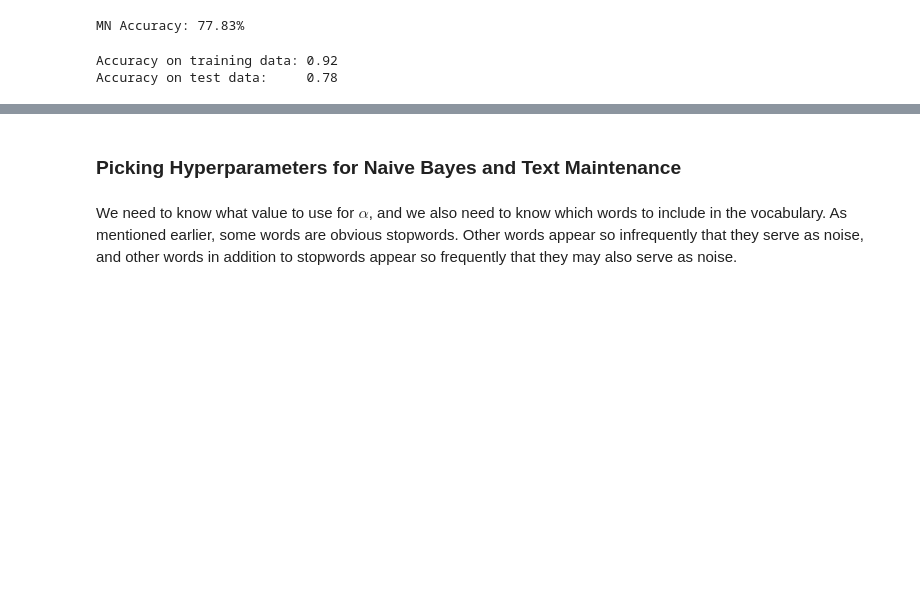
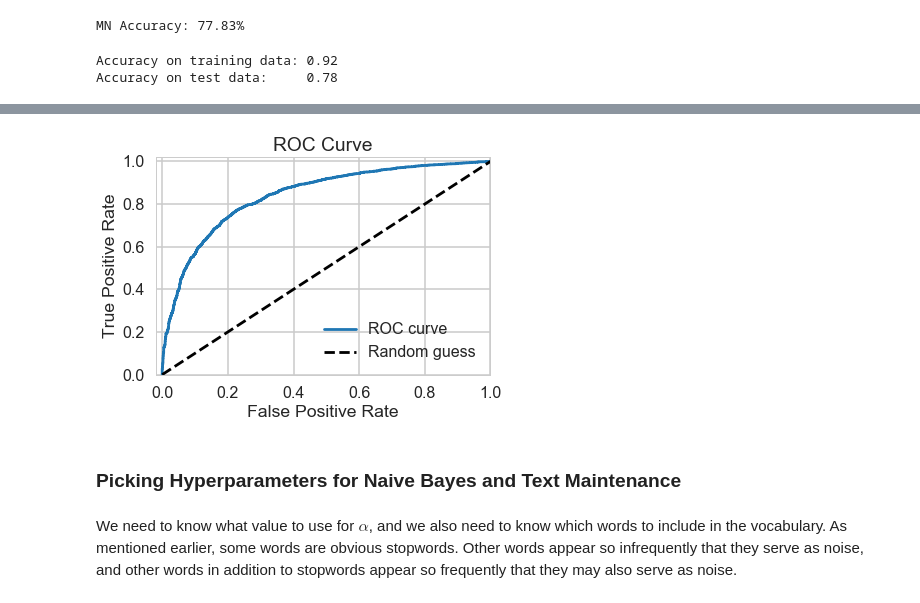
Before and after one commit to michellebonat/predict-ratings-naive-bayes, a Jupyter notebook: Mini_Project_Naive_Bayes.ipynb, the cells around one changed output, grey strips where cells are left out. Cells and saved outputs as stored; diff of their text form; code cells hidden in the pictures; blank space fills up the shorter version.

```diff
--- a/Mini_Project_Naive_Bayes.ipynb
+++ b/Mini_Project_Naive_Bayes.ipynb
@@ -284,7 +284,9 @@ X_train, X_test, y_train, y_test = train_test_split(X, y, test_size=0.3, random_
 
 # Use scikit-learn's MultinomialNB() classifier with default parameters
 # Train the classifier over the training set and test on the test set
-clf = MultinomialNB().fit(X_train, y_train)
+mnb=MultinomialNB()
+clf = mnb.fit(X_train, y_train)
+y_pred = mnb.predict(X_test)
 print "MN Accuracy: %0.2f%%" % (100 * clf.score(X_test, y_test))
 # %% [output]
 MN Accuracy: 77.83%
@@ -302,3 +322,22 @@ Accuracy on test data:     0.78
+# %%
+y_pred_prob = mnb.predict_proba(X_test)[:,1]
+# %%
+from sklearn.metrics import roc_curve
+import matplotlib.pyplot as plt
+%matplotlib inline
+
+fpr, tpr, thresholds = roc_curve(y_test, y_pred_prob)
+# create plot
+plt.plot(fpr, tpr, label='ROC curve')
+plt.plot([0, 1], [0, 1], 'k--', label='Random guess')
+_ = plt.xlabel('False Positive Rate')
+_ = plt.ylabel('True Positive Rate')
+_ = plt.title('ROC Curve')
+_ = plt.xlim([-0.02, 1])
+_ = plt.ylim([0, 1.02])
+_ = plt.legend(loc="lower right")
+# %% [output]
+[figure, added]
 # %%
 # Conclusion: The classifier is overfitting. We know this because the classifier is much
 # more accurate on the training data (92%) than the test data (78%).
```
Also changed, not shown: parts of 7 cells of this notebook.
